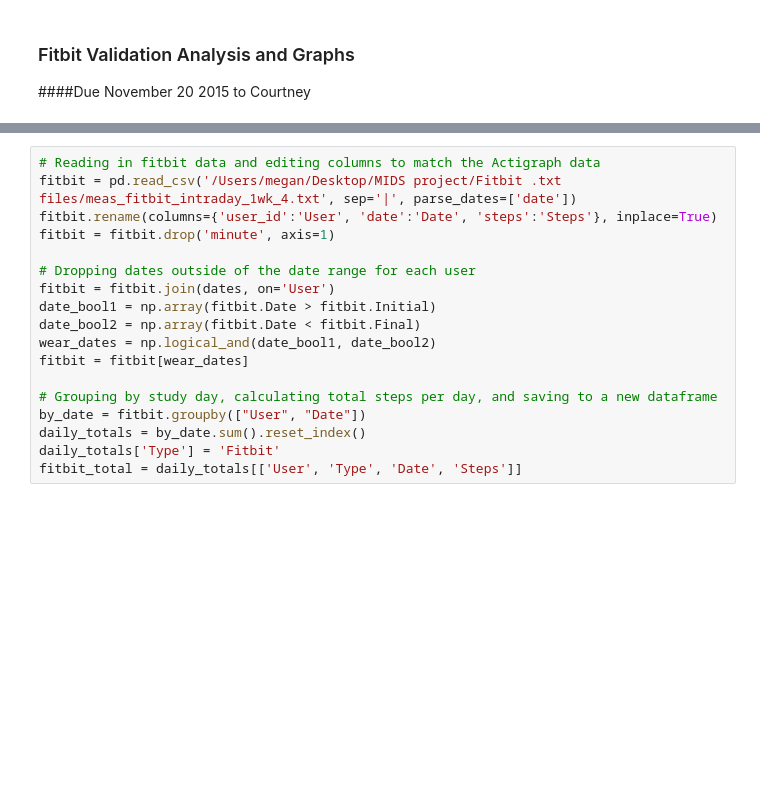
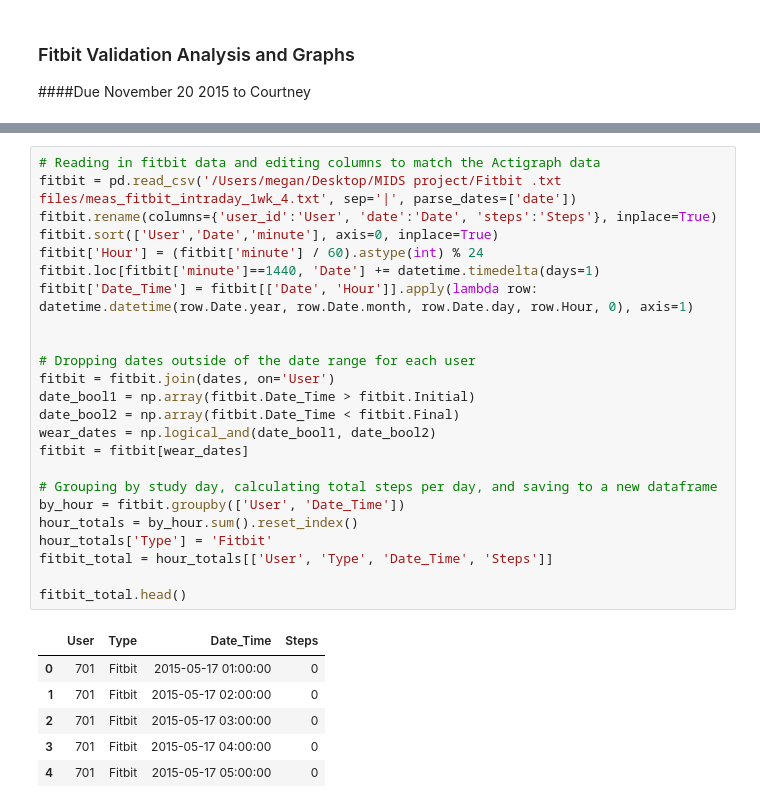
Before and after one commit to mpera/MIDS, a Jupyter notebook: MIDS .ipynb, the cells around one changed output, grey strips where cells are left out. Cells and saved outputs as stored; diff of their text form; blank space fills up the shorter version.

```diff
--- a/MIDS .ipynb
+++ b/MIDS .ipynb
@@ -61,21 +76,34 @@ accel_total = total[['User', 'Type', 'Date', 'Steps', 'MVPA']]
 # %%
 # Reading in fitbit data and editing columns to match the Actigraph data
 fitbit = pd.read_csv('/Users/megan/Desktop/MIDS project/Fitbit .txt files/meas_fitbit_intraday_1wk_4.txt', sep='|', parse_dates=['date'])
 fitbit.rename(columns={'user_id':'User', 'date':'Date', 'steps':'Steps'}, inplace=True)
-fitbit = fitbit.drop('minute', axis=1)
+fitbit.sort(['User','Date','minute'], axis=0, inplace=True)
+fitbit['Hour'] = (fitbit['minute'] / 60).astype(int) % 24
+fitbit.loc[fitbit['minute']==1440, 'Date'] += datetime.timedelta(days=1)
+fitbit['Date_Time'] = fitbit[['Date', 'Hour']].apply(lambda row: datetime.datetime(row.Date.year, row.Date.month, row.Date.day, row.Hour, 0), axis=1)
+
 
 # Dropping dates outside of the date range for each user
 fitbit = fitbit.join(dates, on='User')
-date_bool1 = np.array(fitbit.Date > fitbit.Initial)
-date_bool2 = np.array(fitbit.Date < fitbit.Final)
+date_bool1 = np.array(fitbit.Date_Time > fitbit.Initial)
+date_bool2 = np.array(fitbit.Date_Time < fitbit.Final)
 wear_dates = np.logical_and(date_bool1, date_bool2)
 fitbit = fitbit[wear_dates]
 
 # Grouping by study day, calculating total steps per day, and saving to a new dataframe
-by_date = fitbit.groupby(["User", "Date"])
-daily_totals = by_date.sum().reset_index()
-daily_totals['Type'] = 'Fitbit'
-fitbit_total = daily_totals[['User', 'Type', 'Date', 'Steps']]
+by_hour = fitbit.groupby(['User', 'Date_Time'])
+hour_totals = by_hour.sum().reset_index()
+hour_totals['Type'] = 'Fitbit'
+fitbit_total = hour_totals[['User', 'Type', 'Date_Time', 'Steps']]
+
+fitbit_total.head()
+# %% [output]
+|  | User | Type | Date_Time | Steps |
+| 0 | 701 | Fitbit | 2015-05-17 01:00:00 | 0 |
+| 1 | 701 | Fitbit | 2015-05-17 02:00:00 | 0 |
+| 2 | 701 | Fitbit | 2015-05-17 03:00:00 | 0 |
+| 3 | 701 | Fitbit | 2015-05-17 04:00:00 | 0 |
+| 4 | 701 | Fitbit | 2015-05-17 05:00:00 | 0 |
 # %%
 # Concatonating accelerometer and fitbit dataframes into a master dataframe
 master = pd.concat([accel_total, fitbit_total])
```
Also changed, not shown: parts of 7 cells of this notebook.
